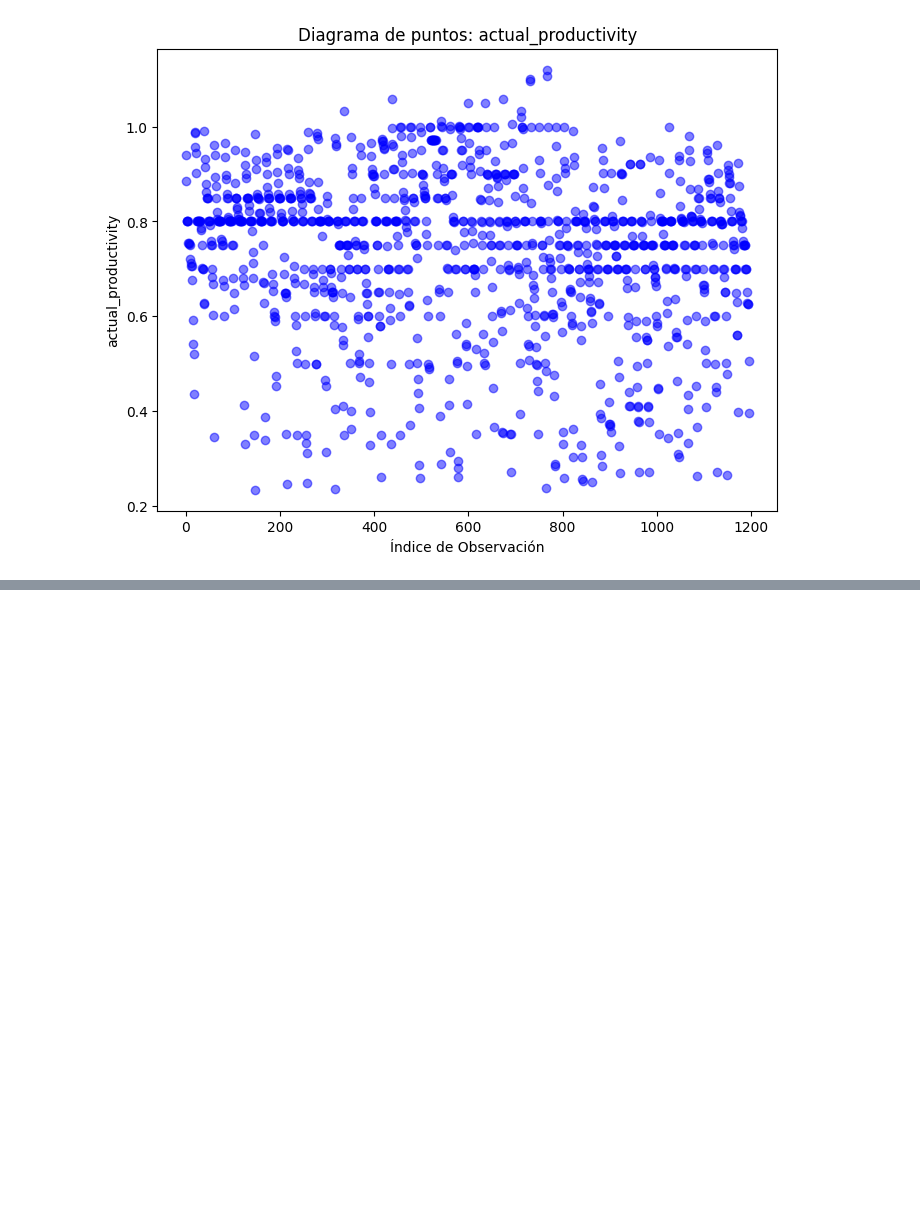
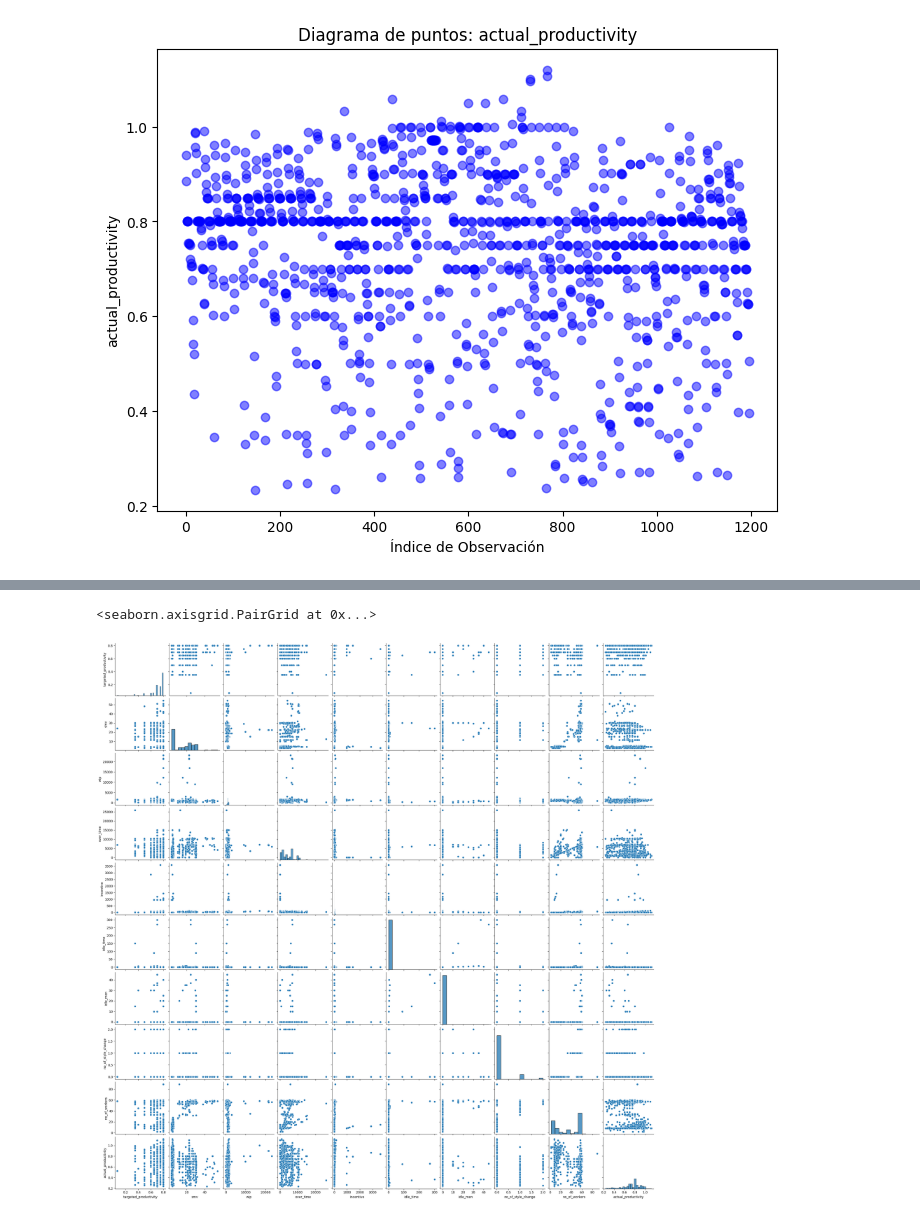
Before and after one commit to JuanMoreno2000/Proyecto1_actd, a Jupyter notebook: Proyecto1_Analitica.ipynb, the cells around one changed output, grey strips where cells are left out. Cells and saved outputs as stored; diff of their text form; code cells hidden in the pictures; blank space fills up the shorter version.

```diff
--- a/Proyecto1_Analitica.ipynb
+++ b/Proyecto1_Analitica.ipynb
@@ -149,0 +188,8 @@ NameError: name 'data' is not defined
+# %%
+features=["targeted_productivity","smv","wip","over_time","incentive","idle_time","idle_men","no_of_style_change","no_of_workers","actual_productivity"]
+data_filtered=data[features]
+
+sns.pairplot(data_filtered,)
+# %% [output]
+<seaborn.axisgrid.PairGrid at 0x...>
+[figure, added]
```
Also changed, not shown: parts of 19 cells of this notebook.
